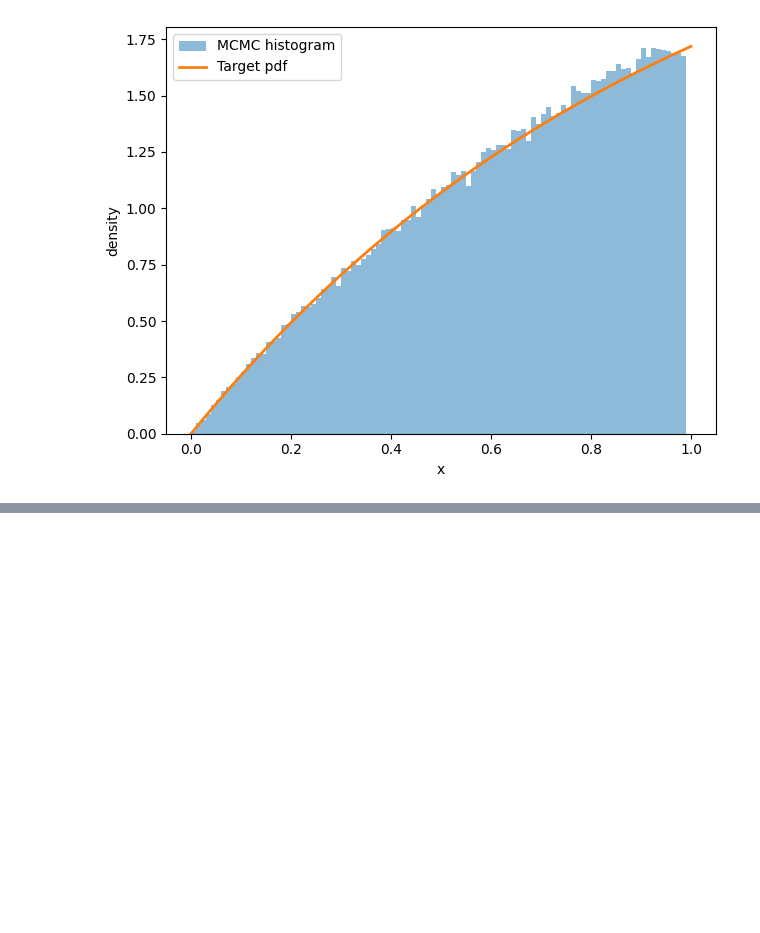
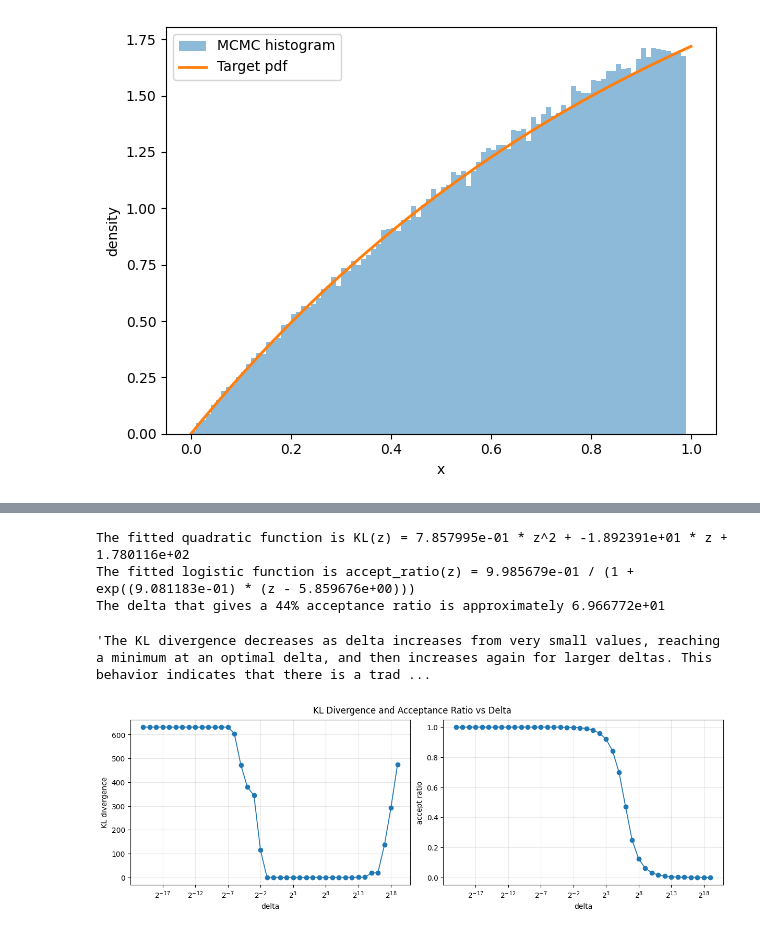
Before and after one commit to JacobGraham6489/physics-7321, a Jupyter notebook: Homeworks/HW 3 Jacob Graham.ipynb, the cells around one changed output, grey strips where cells are left out. Saved outputs shown, nothing was run; the diff lists cells and outputs as text; code cells hidden in the pictures; blank space fills up the shorter version.

```diff
--- a/Homeworks/HW 3 Jacob Graham.ipynb
+++ b/Homeworks/HW 3 Jacob Graham.ipynb
@@ -306,3 +370,75 @@ The value of a that minimizes the variance of the importance sampling estimator
+# %%
+# 2.2 (Kullback-Leibler divergence of Metropolis samples vs delta, acceptance ratio vs delta)
+deltas = [2**k for k in range(-20,20)]
+KL_divs = []
+accept_ratios = []
+eps = 1e-300
+i = 0
+# compute KL divergences and acceptance ratios for each delta
+for delta in deltas:
+    rng = np.random.default_rng(i) # use different seed for each delta to get different sample paths
+    xs_approx, accept_ratio  = target_distribution_gaussian(gaussian, mu, sigma, delta, rng, T, burn, thin)
+    # len(edges) = len(bins) + 1, edges[i] is left edge of bin i, edges[-1] is right edge of last bin, len(q_density) = len(bins), q_density[i] = height of bin i (≈ pdf at midpoint of bin i)
+    q_density, edges = np.histogram(xs_approx, bins=bins, density=True)
+    x_mids = (1/2)*(edges[1:] + edges[:-1]) # midpoints of bins for Riemann sum
+
+    # numeric guarding (avoid division by 0 and log(0)) and renormalization (approximate integral by Riemann sum) on finite window [xmin, xmax]
+    p = gaussian(mu, sigma, x_mids)
+    p = np.maximum(p, eps)
+    p = p/(np.sum(p)*dx)
+
+    q = np.maximum(q_density, eps)
+    q = q/(np.sum(q)*dx)
+
+    KL = np.sum(p*(np.log(p) - np.log(q)))*dx # KL divergence D_KL(P||Q) = ∫ p(x) log(p(x)/q(x)) dx ≈ ∑ p(x_i) (log(p(x_i)) - log(q(x_i))) Δx
+    KL_divs.append(KL)
+
+    accept_ratios.append(accept_ratio)
+    i += 1
+
+# plot KL divergence and acceptance ratio vs delta
+fig, axs = plt.subplots(1, 2, figsize=(12,4), constrained_layout=True)
+fig.suptitle("KL Divergence and Acceptance Ratio vs Delta")
+
+axs[0].plot(deltas, KL_divs, '-o', lw=1.3)
+axs[0].set_xlabel('delta')
+axs[0].set_ylabel('KL divergence')
+axs[0].set_xscale('log', base=2)
+axs[0].grid(alpha=0.3)
+
+axs[1].plot(deltas, accept_ratios, '-o', lw=1.3)
+axs[1].set_xlabel('delta')
+axs[1].set_ylabel('accept ratio')
+axs[1].set_xscale('log', base=2)
+axs[1].grid(alpha=0.3)
+
+z = np.log2(deltas)
+# fit quadratic function to KL divergence vs z using curve_fit
+def quadratic_function(z, a, b, c):
+    return a*z**2 + b*z + c
+# popt_KL = optimal parameters [a, b, c], pcov_KL = covariance of parameters
+popt_KL, pcov_KL = sp.optimize.curve_fit(quadratic_function, z, KL_divs)
+print(f'The fitted quadratic function is KL(z) = {popt_KL[0]:.6e} * z^2 + {popt_KL[1]:.6e} * z + {popt_KL[2]:.6e}')
+
+# fit logistic function to acceptance ratio vs z
+def logistic_function(z, L, k, z0):
+    return L/(1 + np.exp(-k*(z - z0)))
+
+popt_ar, pcov_ar = sp.optimize.curve_fit(logistic_function, z, accept_ratios)
+print(f'The fitted logistic function is accept_ratio(z) = {popt_ar[0]:.6e} / (1 + exp(({-popt_ar[1]:.6e}) * (z - {popt_ar[2]:.6e})))')
+
+id = 0.44 # ideal acceptance ratio for Gaussian target
+# find z such that accept_ratio(z) = id -> id = L / (1 + exp(-k*(z - z0))) ⇒ z = z0 + (1/k) * log(id/(L - id))
+z_ideal = popt_ar[2] + (1/popt_ar[1]) * np.log(id/(popt_ar[0] - id))
+print(f'The delta that gives a 44% acceptance ratio is approximately {2**(z_ideal):.6e}')
+
+'The KL divergence decreases as delta increases from very small values, reaching a minimum at an optimal delta, and then increases again for larger deltas. This behavior indicates that there is a trade-off in choosing delta: too small a delta leads to high autocorrelation and poor exploration of the target distribution (in finite steps), while too large a delta results in low acceptance rates and poor exploration of the target distribution. The acceptance ratio follows a logistic curve, starting near 1 for small deltas (high acceptance) and decreasing towards 0 for large deltas (low acceptance). The ideal acceptance ratio of around 44% corresponds to a delta that balances exploration and acceptance effectively.'
+# %% [output]
+The fitted quadratic function is KL(z) = 7.857995e-01 * z^2 + -1.892391e+01 * z + 1.780116e+02
+The fitted logistic function is accept_ratio(z) = 9.985679e-01 / (1 + exp((9.081183e-01) * (z - 5.859676e+00)))
+The delta that gives a 44% acceptance ratio is approximately 6.966772e+01
+'The KL divergence decreases as delta increases from very small values, reaching a minimum at an optimal delta, and then increases again for larger deltas. This behavior indicates that there is a trad ...
+[figure, added]
 # %%
 # 4.1 (finite difference method for 2d Schrödinger equation)
 def coordinate_grid(lx, ly, lt, nx, ny, nt):
```
Also changed, not shown: parts of 12 cells of this notebook.
